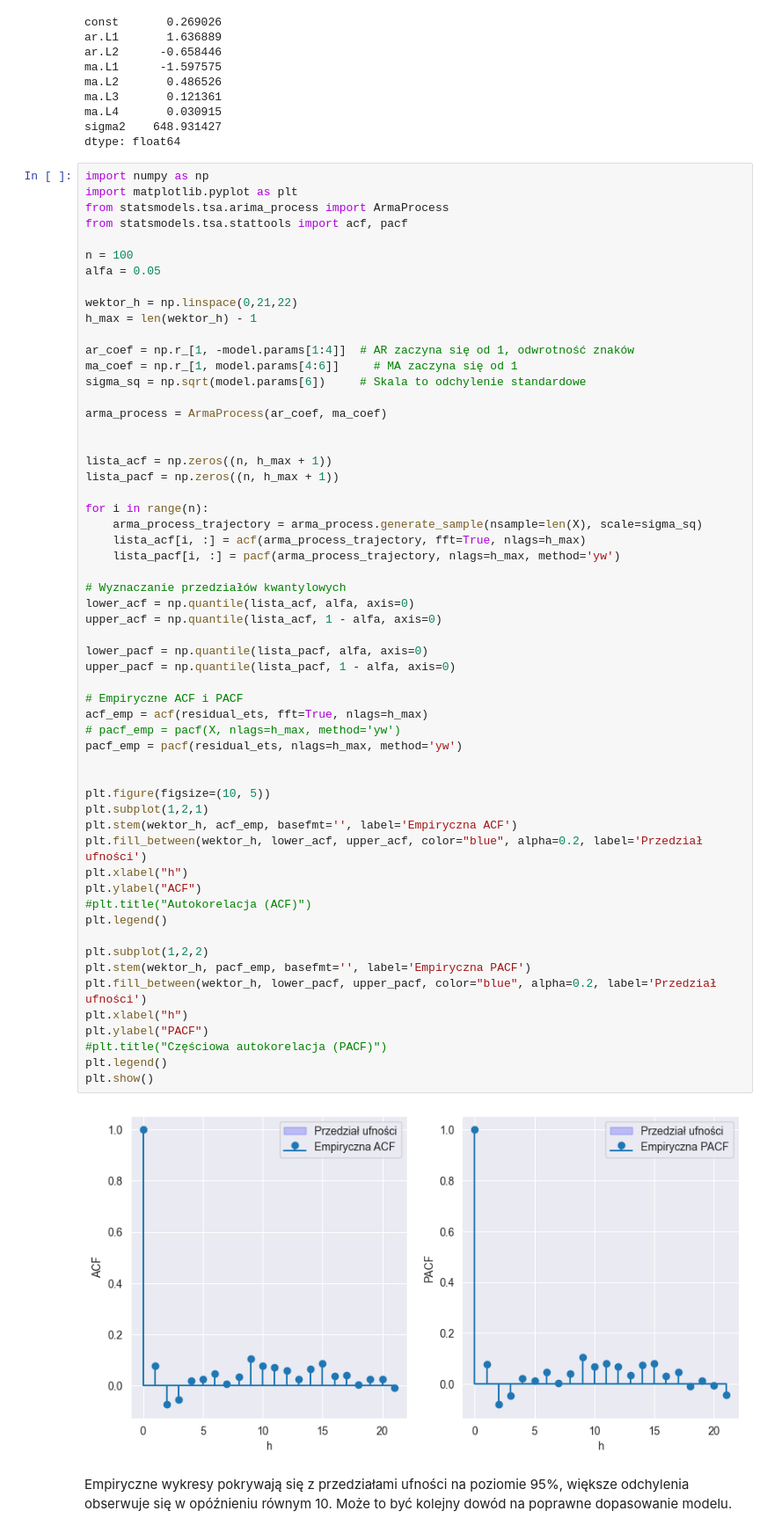
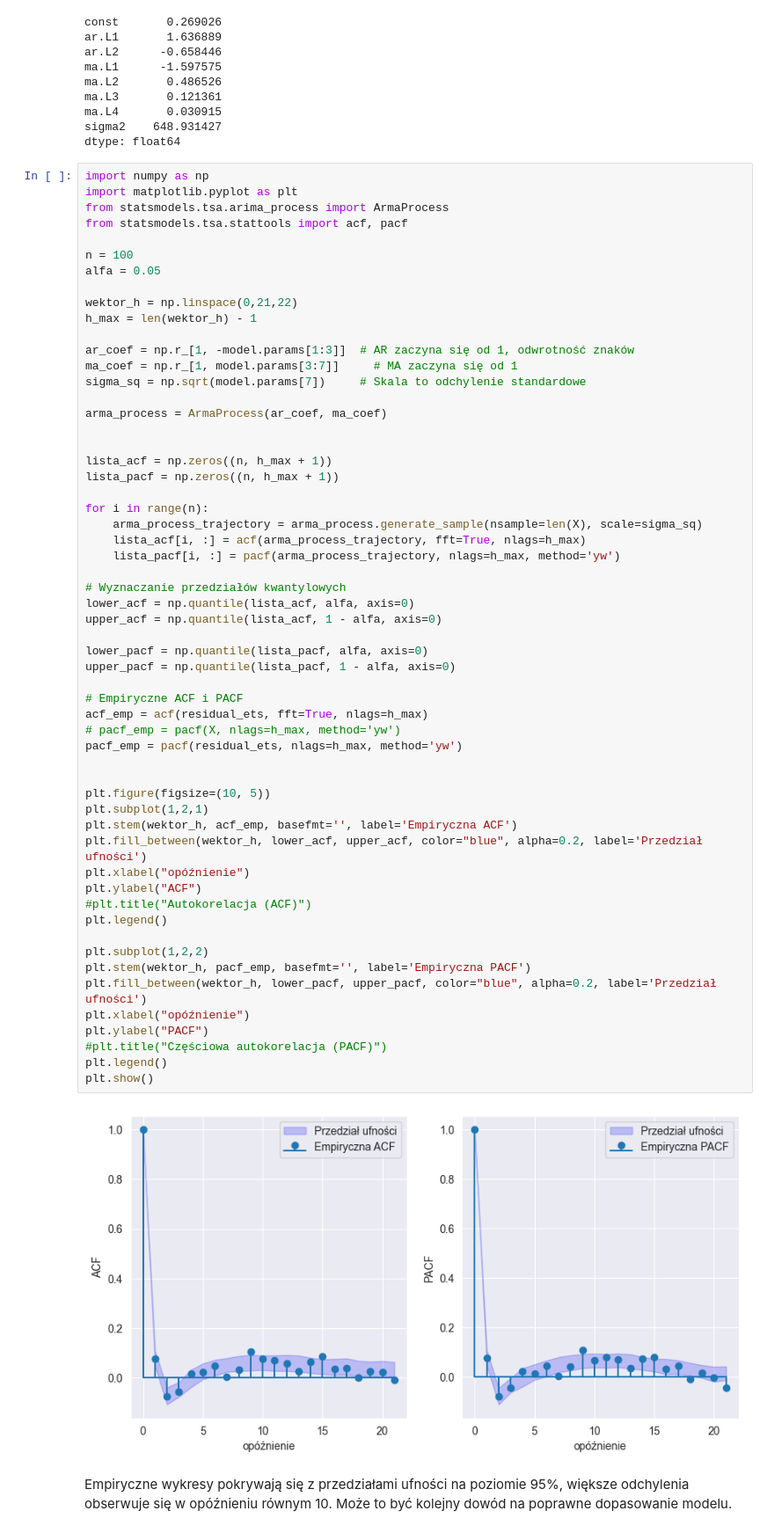
Before and after one commit to werojskz/kaszcz_sprawko, a Jupyter notebook: sprawko.ipynb, the cells around one changed output. Shown at 88% size. Drawn from its saved outputs; the diff is of its cells as text.

```diff
--- a/sprawko.ipynb
+++ b/sprawko.ipynb
@@ -372,9 +372,9 @@ alfa = 0.05
 wektor_h = np.linspace(0,21,22)
 h_max = len(wektor_h) - 1
 
-ar_coef = np.r_[1, -model.params[1:4]]  # AR zaczyna się od 1, odwrotność znaków
-ma_coef = np.r_[1, model.params[4:6]]     # MA zaczyna się od 1
-sigma_sq = np.sqrt(model.params[6])     # Skala to odchylenie standardowe
+ar_coef = np.r_[1, -model.params[1:3]]  # AR zaczyna się od 1, odwrotność znaków
+ma_coef = np.r_[1, model.params[3:7]]     # MA zaczyna się od 1
+sigma_sq = np.sqrt(model.params[7])     # Skala to odchylenie standardowe
 
 arma_process = ArmaProcess(ar_coef, ma_coef)
 
@@ -389,36 +389,36 @@ for i in range(n):
 
 # Wyznaczanie przedziałów kwantylowych
 lower_acf = np.quantile(lista_acf, alfa, axis=0)
 upper_acf = np.quantile(lista_acf, 1 - alfa, axis=0)
 
 lower_pacf = np.quantile(lista_pacf, alfa, axis=0)
 upper_pacf = np.quantile(lista_pacf, 1 - alfa, axis=0)
 
 # Empiryczne ACF i PACF
 acf_emp = acf(residual_ets, fft=True, nlags=h_max)
 # pacf_emp = pacf(X, nlags=h_max, method='yw')
 pacf_emp = pacf(residual_ets, nlags=h_max, method='yw')
 
 
 plt.figure(figsize=(10, 5))
 plt.subplot(1,2,1)
 plt.stem(wektor_h, acf_emp, basefmt='', label='Empiryczna ACF')
 plt.fill_between(wektor_h, lower_acf, upper_acf, color="blue", alpha=0.2, label='Przedział ufności')
-plt.xlabel("h")
+plt.xlabel("opóźnienie")
 plt.ylabel("ACF")
 #plt.title("Autokorelacja (ACF)")
 plt.legend()
 
 plt.subplot(1,2,2)
 plt.stem(wektor_h, pacf_emp, basefmt='', label='Empiryczna PACF')
 plt.fill_between(wektor_h, lower_pacf, upper_pacf, color="blue", alpha=0.2, label='Przedział ufności')
-plt.xlabel("h")
+plt.xlabel("opóźnienie")
 plt.ylabel("PACF")
 #plt.title("Częściowa autokorelacja (PACF)")
 plt.legend()
 plt.show()
 # %% [output]
-[figure, old version]
+[figure, new version]
 # %% [markdown]
 Empiryczne wykresy pokrywają się z przedziałami ufności na poziomie 95%, większe odchylenia obserwuje się w opóźnieniu równym 10. Może to być kolejny dowód na poprawne dopasowanie modelu.
 # %% [markdown]
```
Also changed, not shown: parts of 2 cells of this notebook.
